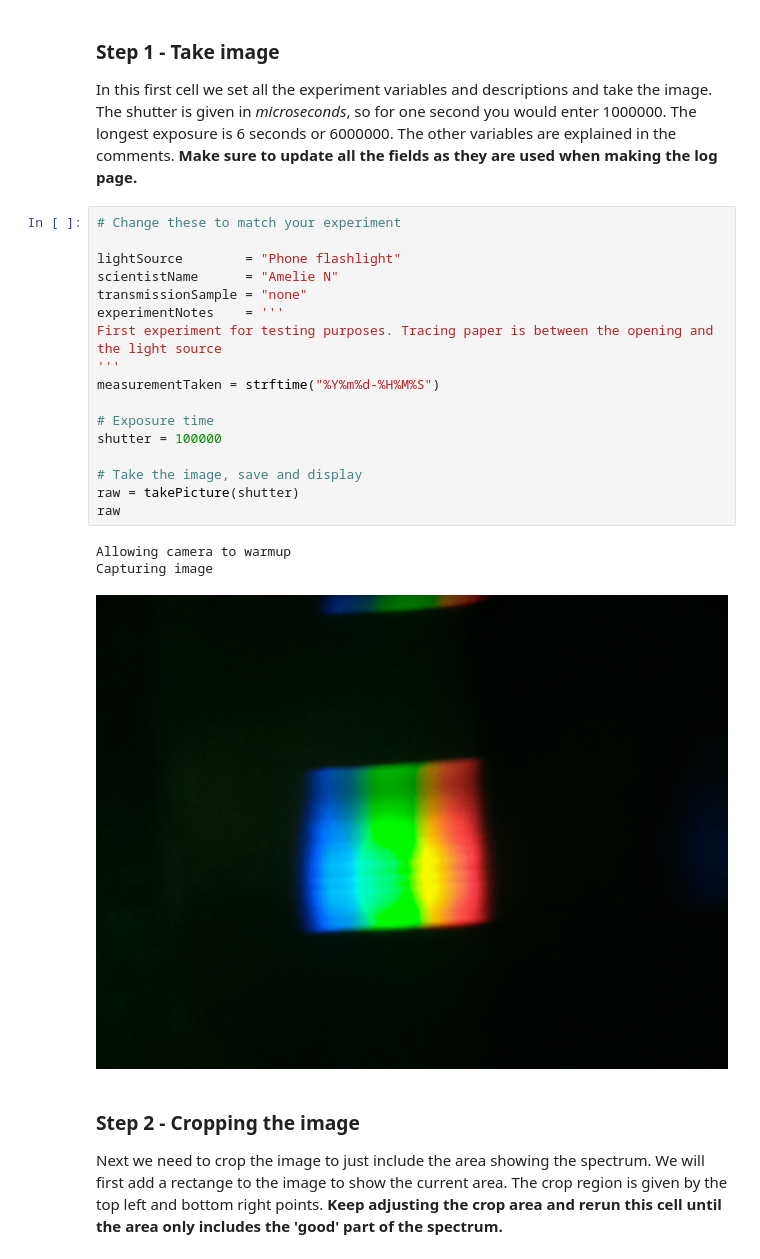
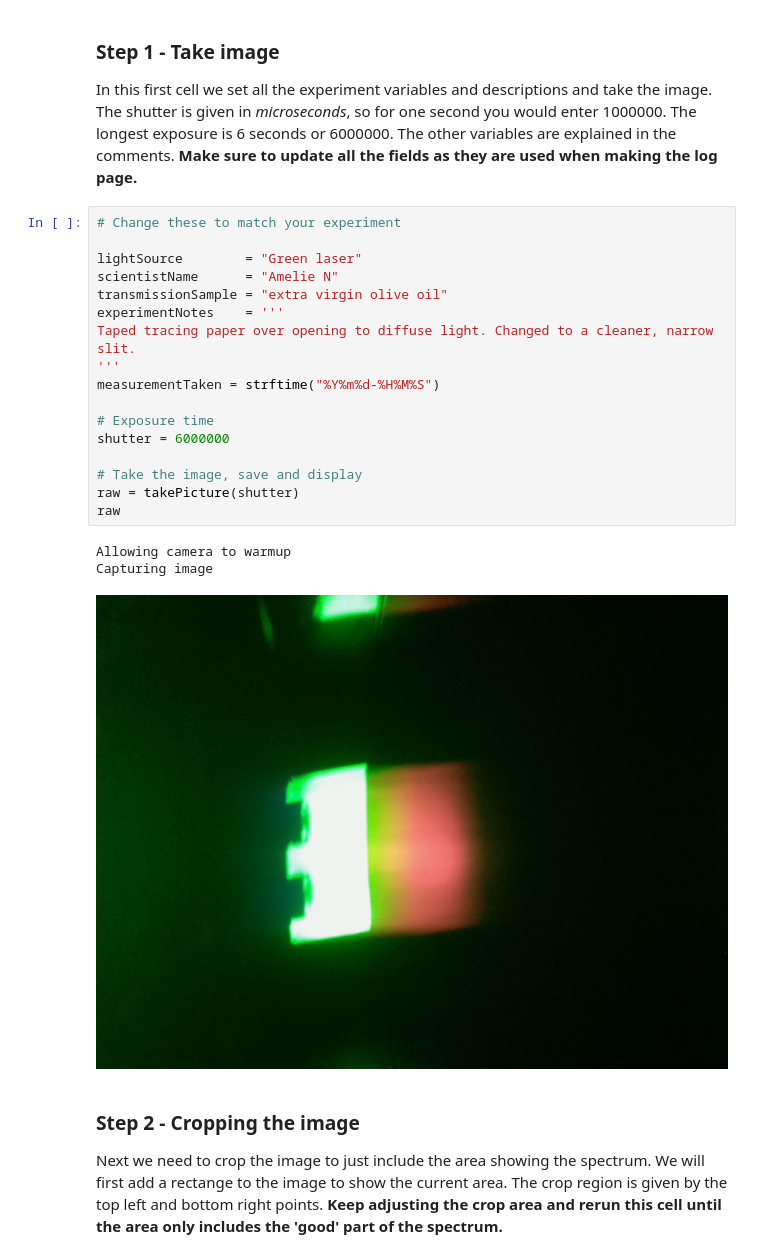
Before and after one commit to SootSprite15/LegoSpectrometer, a Jupyter notebook: SpectrometerControl.ipynb, the cells around one changed output. Cells and saved outputs as stored; diff of their text form.

Commit message:
adding new experiments

```diff
--- a/SpectrometerControl.ipynb
+++ b/SpectrometerControl.ipynb
@@ -179,24 +179,24 @@ In this first cell we set all the experiment variables and descriptions and take
 # %%
 # Change these to match your experiment
 
-lightSource        = "Phone flashlight"
+lightSource        = "Green laser"
 scientistName      = "Amelie N"
-transmissionSample = "none"
+transmissionSample = "extra virgin olive oil"
 experimentNotes    = '''
-First experiment for testing purposes. Tracing paper is between the opening and the light source
+Taped tracing paper over opening to diffuse light. Changed to a cleaner, narrow slit.
 '''
 measurementTaken = strftime("%Y%m%d-%H%M%S")
 
 # Exposure time
-shutter = 100000
+shutter = 6000000
 
 # Take the image, save and display
 raw = takePicture(shutter)
 raw
 # %% [output]
 Allowing camera to warmup
 Capturing image
-[figure, old version]
+[figure, new version]
 # %% [markdown]
 ### Step 2 - Cropping the image
 
```
Also changed, not shown: parts of 5 cells of this notebook, 19 other files.
